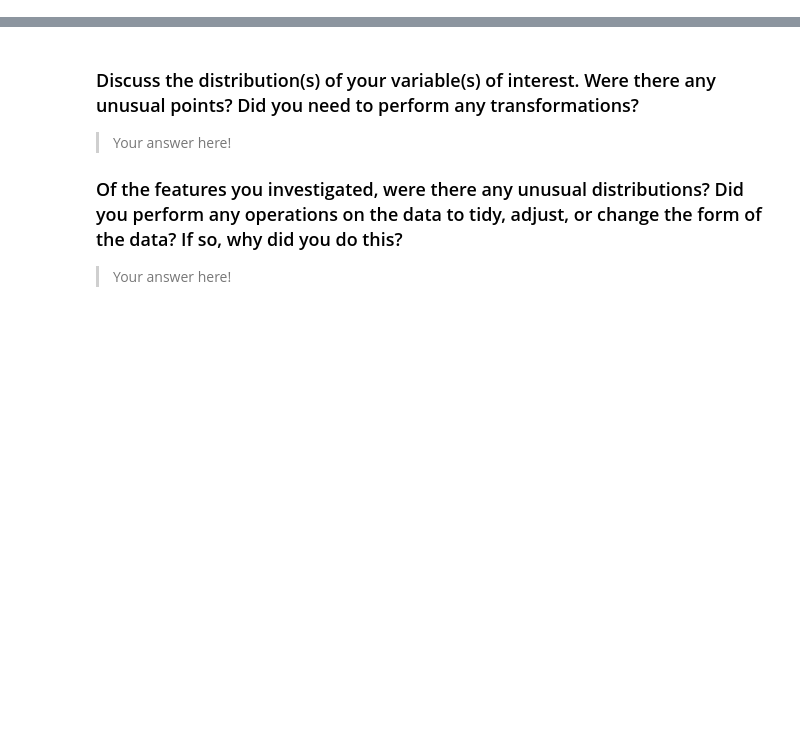
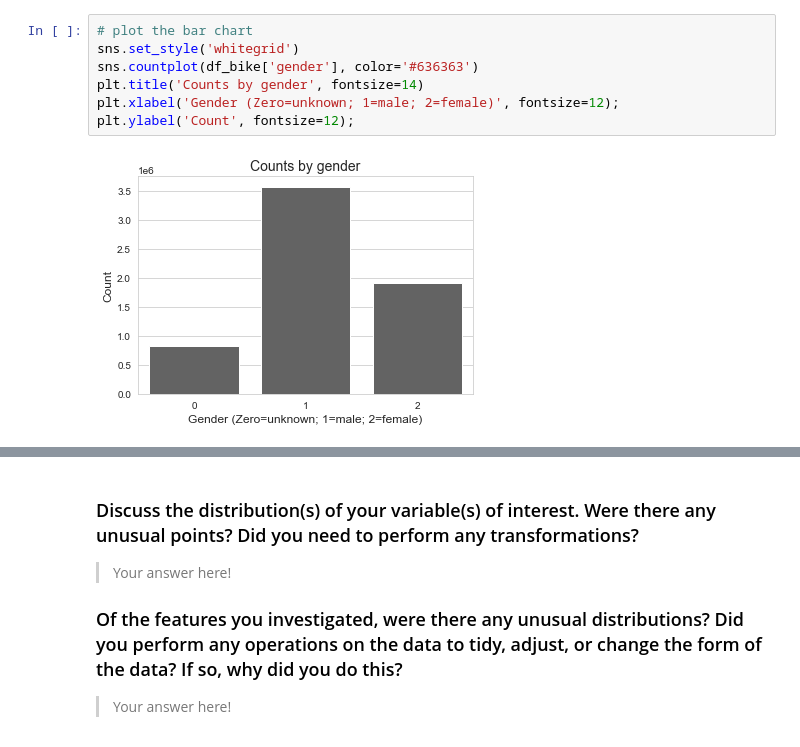
Before and after one commit to Aete/DAND_data_visualization, a Jupyter notebook: exploration_template.ipynb, the cells around one changed output, grey strips where cells are left out. Drawn from its saved outputs; the diff is of its cells as text; blank space fills up the shorter version.

```diff
--- a/exploration_template.ipynb
+++ b/exploration_template.ipynb
@@ -40,0 +162,9 @@ you plan on investigating next.
+# %%
+# plot the bar chart
+sns.set_style('whitegrid')
+sns.countplot(df_bike['gender'], color='#636363')
+plt.title('Counts by gender', fontsize=14)
+plt.xlabel('Gender (Zero=unknown; 1=male; 2=female)', fontsize=12);
+plt.ylabel('Count', fontsize=12);
+# %% [output]
+[figure, added]
```
Also changed, not shown: parts of 63 cells of this notebook, 1 other file.
